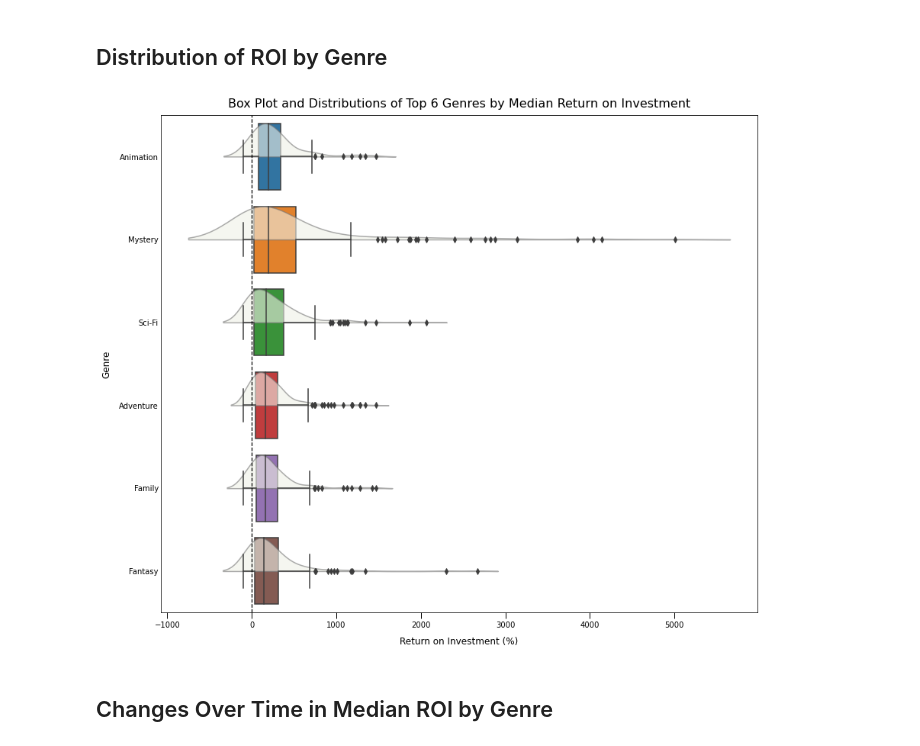
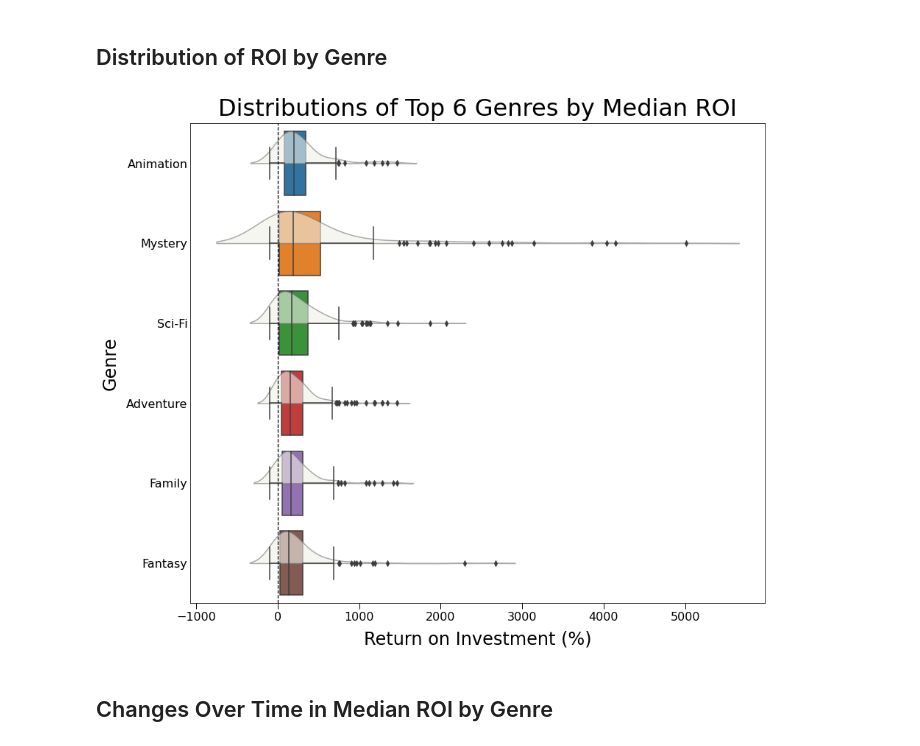
Before and after one commit to JoshuaGottlieb/Microsoft-Movie-Recommendation, a Jupyter notebook: Visualization.ipynb, the cells around one changed output. Drawn from its saved outputs; the diff is of its cells as text; code cells hidden in the pictures.

```diff
--- a/Visualization.ipynb
+++ b/Visualization.ipynb
@@ -36,25 +36,25 @@ sns.barplot(data = median_ROI_by_genre.loc[median_ROI_by_genre.genres != 'None']
 # Set axis labels and title
 ax.set_xlabel('Genres',
               fontfamily = 'Arial',
-              fontsize = 12,
+              fontsize = 24,
               labelpad = 5)
 
 ax.set_ylabel('Median Return on Investment',
              fontfamily = 'Arial',
-              fontsize = 12,
+              fontsize = 24,
               labelpad = 10)
 
 ax.set_title('Median Return on Investment by Genre',
             fontfamily = 'Arial',
-             fontsize = 16,
+             fontsize = 32,
              pad = 10)
 
 # Configure tick labels and ticks
-plt.xticks(rotation = 45)
+plt.xticks(rotation = 75)
 
 ax.tick_params(axis = 'both',
                which = 'major',
-               labelsize = 10,
+               labelsize = 16,
                length = 8,
                width = 1)
 
@@ -136,41 +136,43 @@ plt.setp(ax.collections, alpha=0.6)
 ax.axvline(x=0, c='k', linestyle='--', linewidth=1.25);
 
 # Set axis labels and title
 ax.set_xlabel('Return on Investment (%)',
               fontfamily = 'Arial',
-              fontsize = 12,
+              fontsize = 24,
               labelpad = 10)
 
 ax.set_ylabel('Genre',
               fontfamily = 'Arial',
-              fontsize = 12,
+              fontsize = 24,
               labelpad = 10)
 
-ax.set_title('Box Plot and Distributions of Top 6 Genres by Median Return on Investment',
+ax.set_title('Distributions of Top 6 Genres by Median ROI',
              fontfamily = 'Arial',
-             fontsize = 16,
+             fontsize = 32,
              pad = 10)
 
 # Set tick labels
-ax.tick_params(axis = 'both',
+ax.tick_params(axis = 'x',
                which = 'major',
-               labelsize = 10,
+               labelsize = 16,
                length = 8,
                width = 1)
 
-ax.tick_params(axis = 'y', length = 0, labelsize = 10)
+ax.tick_params(axis = 'y',
+               length = 0,
+               labelsize = 16)
 
 # Set font for tick labels on both axes
 for tick in ax.get_xticklabels():
     tick.set_fontname("Arial")
 
 for tick in ax.get_yticklabels():
     tick.set_fontname("Arial")
 
 # Save figure to png
 plt.savefig('./images/distribution_of_roi_by_genre.png')
 # %% [output]
-[figure, old version]
+[figure, new version]
 # %% [markdown]
 ## Changes Over Time in Median ROI by Genre
 # %%
```
Also changed, not shown: parts of 5 cells of this notebook, 6 other files.
